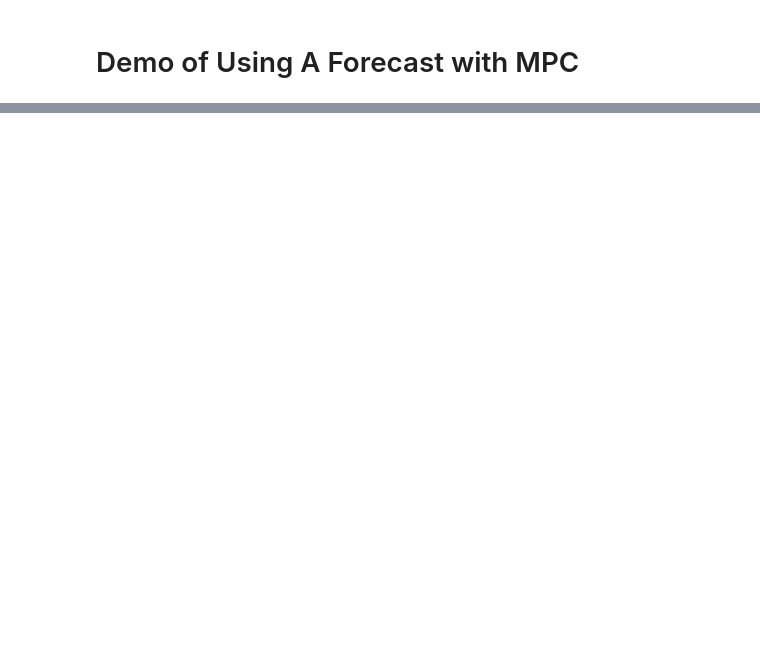
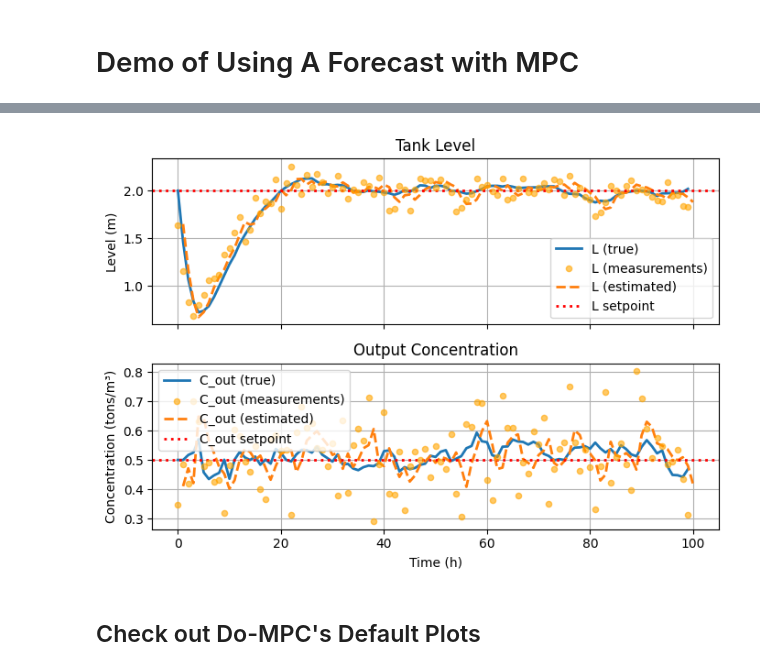
Before and after one commit to billtubbs/feed-conc-ctrl, a Jupyter notebook: do-mpc-forecast-demo.ipynb, the cells around one changed output, grey strips where cells are left out. Saved outputs shown, nothing was run; the diff lists cells and outputs as text; code cells hidden in the pictures; blank space fills up the shorter version.

```diff
--- a/do-mpc-forecast-demo.ipynb
+++ b/do-mpc-forecast-demo.ipynb
@@ -284,50 +540,94 @@ plt.show()
 # %%
-# Create figure for output concentration
-fig, ax = plt.subplots(1, 1, figsize=(7, 2.5))
+# Create figure for output concentration and level
+fig, ax = plt.subplots(2, 1, figsize=(7, 5), sharex=True)
 
+# Plot 1: Tank Level
+ax[0].plot(
+    simulator.data["_time"],
+    simulator.data["_x", "L"],
+    label="L (true)",
+    linewidth=2,
+)
+
+# Plot noisy level measurements as scatter points
+ax[0].scatter(
+    time_history,
+    L_meas_history,
+    label="L (measurements)",
+    marker="o",
+    s=20,
+    alpha=0.6,
+    color="orange",
+    zorder=3,
+)
+
+# Plot estimated level
+ax[0].plot(
+    estimator.data["_time"],
+    estimator.data["_x", "L"],
+    "--",
+    label="L (estimated)",
+    linewidth=2,
+)
+
+# Plot level setpoint
+ax[0].axhline(
+    y=L_sp, color="r", linestyle=":", label="L setpoint", linewidth=2
+)
+
+ax[0].set_ylabel("Level (m)")
+ax[0].legend()
+ax[0].grid(True)
+ax[0].set_title("Tank Level")
+
+# Plot 2: Output Concentration
 # Calculate C_out from estimated states (since EKF doesn't store aux expressions)
 # C_out = m / (L * A)
 C_out_estimated = estimator.data["_x", "m"] / (estimator.data["_x", "L"] * A)
 
 # Plot true C_out from simulator
-ax.plot(
+ax[1].plot(
     simulator.data["_time"],
     simulator.data["_aux", "C_out"],
     label="C_out (true)",
     linewidth=2,
 )
 
 # Plot noisy measurements as scatter points (manually stored)
-ax.scatter(
+ax[1].scatter(
     time_history,
     C_out_meas_history,
     label="C_out (measurements)",
-    marker='o',
+    marker="o",
     s=20,
     alpha=0.6,
-    color='orange',
+    color="orange",
     zorder=3,
 )
 
 # Plot estimated C_out
-ax.plot(
+ax[1].plot(
     estimator.data["_time"],
     C_out_estimated,
     "--",
     label="C_out (estimated)",
     linewidth=2,
 )
 
 # Plot setpoint
-ax.axhline(
+ax[1].axhline(
     y=C_out_sp, color="r", linestyle=":", label="C_out setpoint", linewidth=2
 )
 
-ax.set_ylabel("Concentration (tons/m³)")
-ax.set_xlabel("Time (h)")
-ax.legend()
-ax.grid(True)
-ax.set_title("Output Concentration")
+ax[1].set_ylabel("Concentration (tons/m³)")
+ax[1].set_xlabel("Time (h)")
+ax[1].legend()
+ax[1].grid(True)
+ax[1].set_title("Output Concentration")
 
 plt.tight_layout()
 plt.show()
+# %% [output]
+[figure, added]
+# %% [markdown]
+## Check out Do-MPC's Default Plots
```
Also changed, not shown: parts of 24 cells of this notebook.
